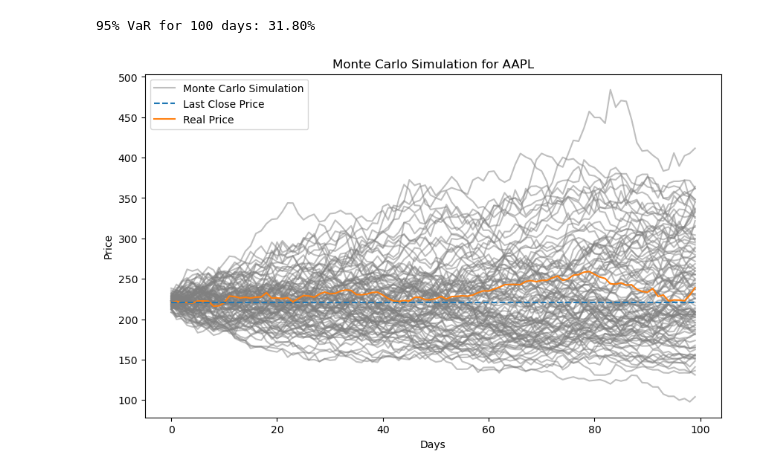
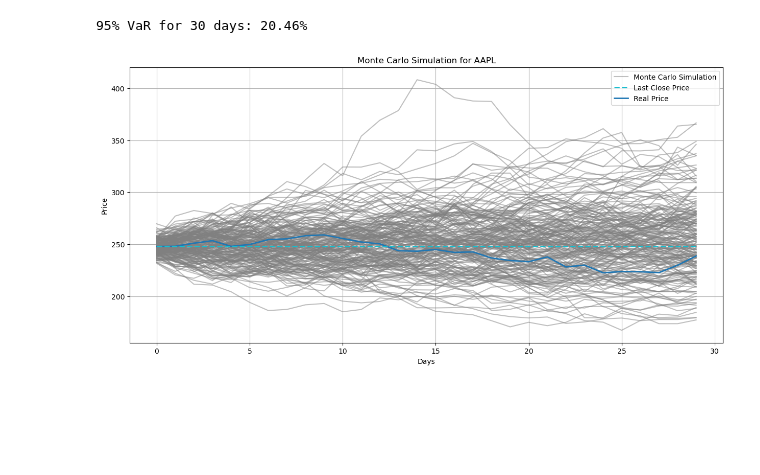
Before and after one commit to PriyadarshiAkshay/qaunt-finance, a Jupyter notebook: monte_carlo_simulation.ipynb, the cells around one changed output. Saved outputs shown, nothing was run; the diff lists cells and outputs as text; code cells hidden in the pictures; blank space fills up the shorter version.

Commit message:
updated figure

```diff
--- a/monte_carlo_simulation.ipynb
+++ b/monte_carlo_simulation.ipynb
@@ -5,8 +5,8 @@ import matplotlib.pyplot as plt
 import yfinance as yf
 import numpy as np
 
-number_days = 100
-samples = 100
+number_days = 30
+samples = 200
 tikr='AAPL'
 
 # Get the stock data
@@ -20,38 +20,40 @@ mean = data['log_ret'].mean()
 # Calculate drift
 drift = mean - (np.power(stdev,2)/2)
 
-plt.figure(figsize=(10, 6))
+plt.figure(figsize=(15,7))
 
 final_prices = []
 # Generate random walks
 for _ in range(samples):
     prev_day = data.Close.iloc[-number_days]  # Start from the last known price
     next_day = np.zeros(number_days)
     for i in range(number_days):
         # Generate daily returns
         random_value = np.random.normal(0, 1)
         # Calculate next price using the correct formula
         next_day[i] = prev_day * np.exp(drift + stdev * random_value)
         prev_day = next_day[i]
 
     final_prices.append(next_day[-1])
     plt.plot(next_day, color='gray', alpha=0.5)
 
 # Calculate returns relative to initial price
 initial_price = data.Close.iloc[-number_days]
 
 # Calculate 95% VaR
 var_95 = np.percentile(final_prices, 5)
 print(f"95% VaR for {number_days} days: {-(var_95-initial_price)*100/initial_price:.2f}%")
 
 plt.plot(next_day,color='gray', alpha=0.5, label='Monte Carlo Simulation')
-plt.plot([data.Close.iloc[-number_days]] * number_days, '--', label='Last Close Price', zorder=1000)
-plt.plot(data.Close.iloc[-number_days:].values, label='Real Price')
+plt.plot([data.Close.iloc[-number_days]] * number_days, '--', label='Last Close Price', zorder=1000, linewidth=2, color='tab:cyan')
+plt.plot(data.Close.iloc[-number_days:].values, label='Real Price', color='tab:blue', linewidth=2)
 plt.title(f'Monte Carlo Simulation for {tikr}')
 plt.xlabel('Days')
 plt.ylabel('Price')
 plt.legend()
+plt.grid(True)
+plt.savefig('figures/monte_carlo_simulation.png')
 plt.show()
 # %% [output]
-95% VaR for 100 days: 31.80%
+95% VaR for 30 days: 20.46%
-[figure, old version]
+[figure, new version]
```
Also changed, not shown: 1 other file.
